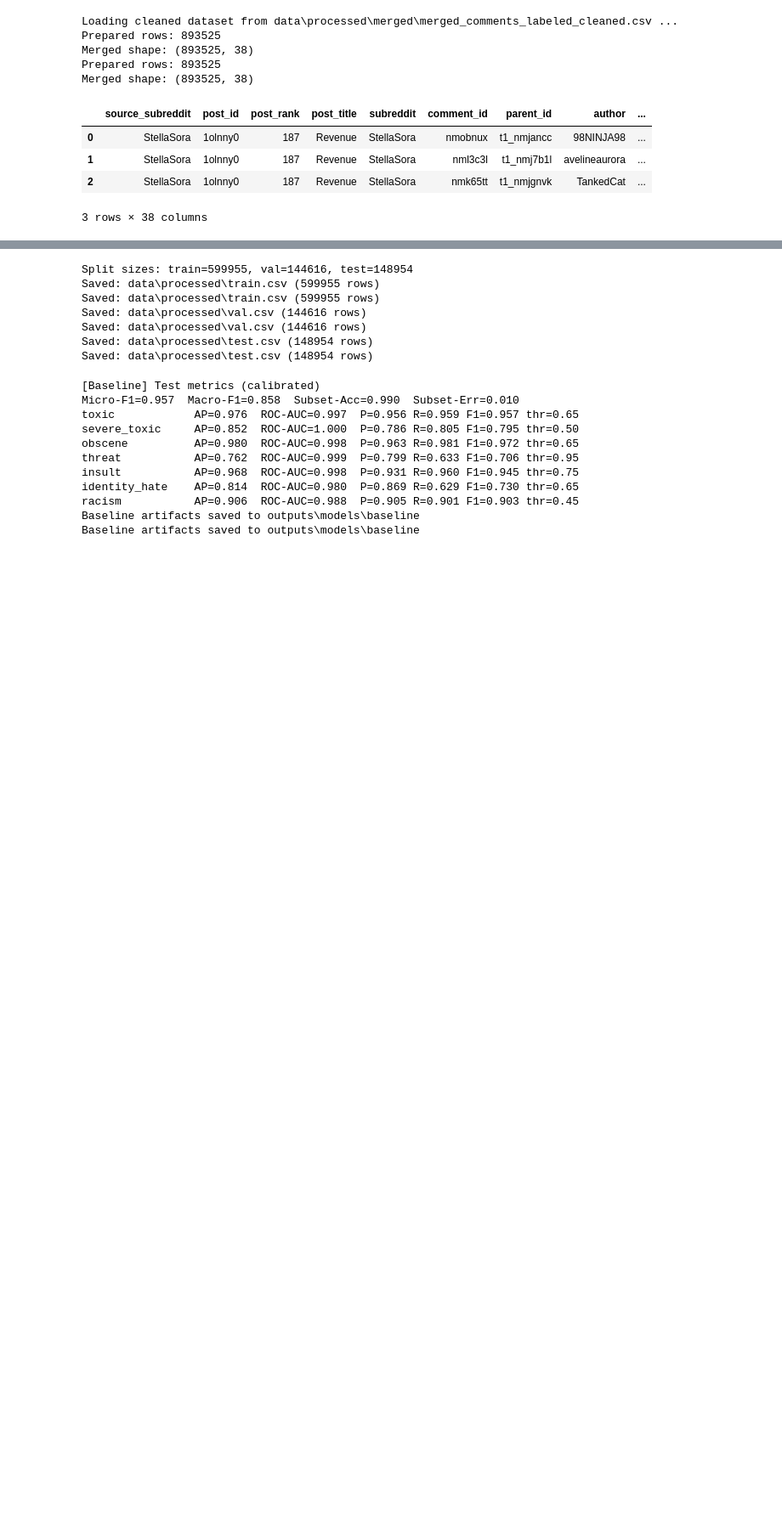
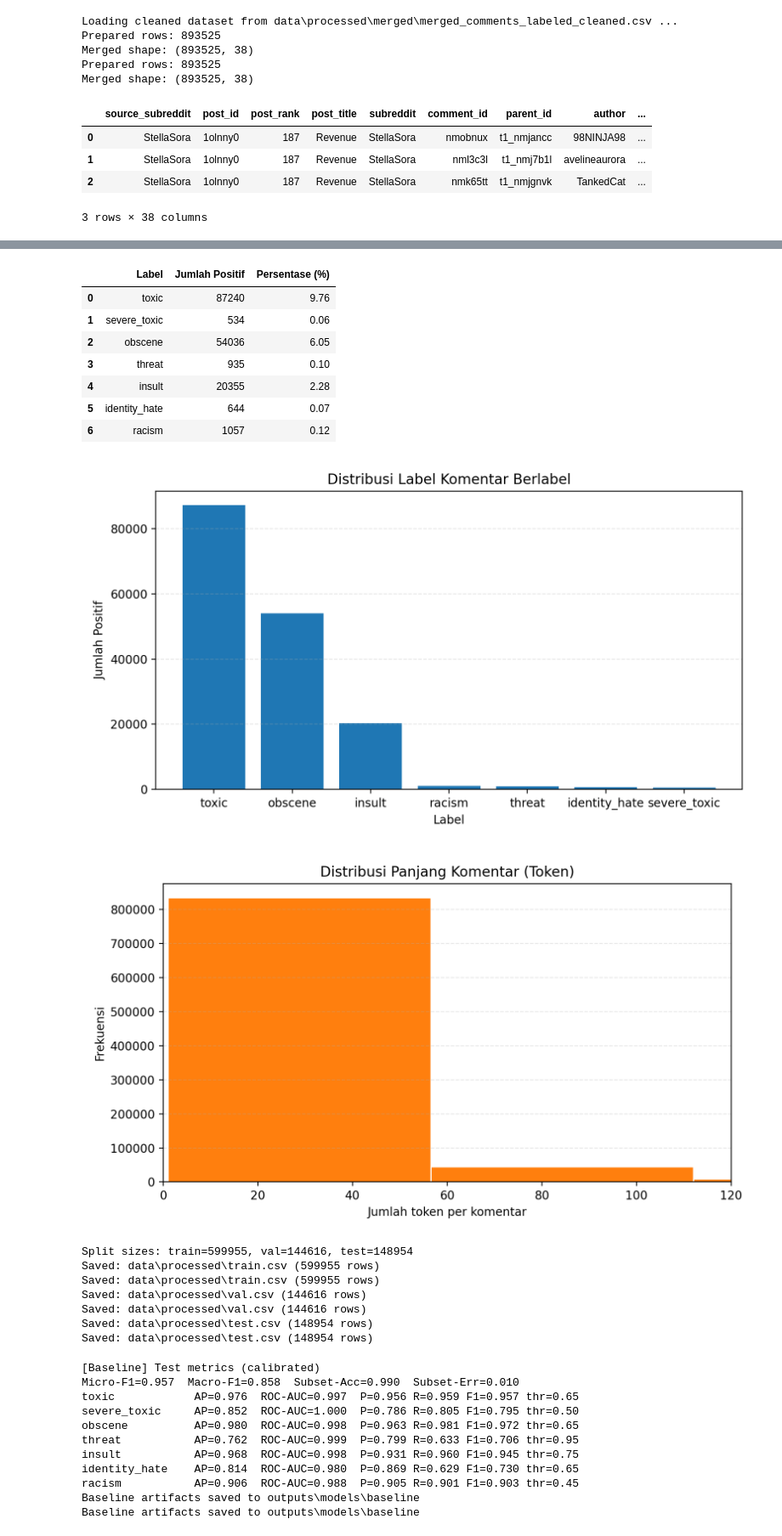
Before and after one commit to rodneykeilson/Commulyzer, a Jupyter notebook: toxicity_multilabel_pipeline.ipynb, the cells around one changed output, grey strips where cells are left out. Shown: that part at 85% size. Cells and saved outputs as stored; diff of their text form; code cells hidden in the pictures; blank space fills up the shorter version.

```diff
--- a/toxicity_multilabel_pipeline.ipynb
+++ b/toxicity_multilabel_pipeline.ipynb
@@ -115,3 +115,73 @@ Merged shape: (893525, 38)
 | 1 | StellaSora | 1olnny0 | 187 | Revenue | StellaSora | nml3c3l | t1_nmj7b1l | avelineaurora | ... |
 | 2 | StellaSora | 1olnny0 | 187 | Revenue | StellaSora | nmk65tt | t1_nmjgnvk | TankedCat | ... |
 3 rows × 38 columns
+# %%
+# Dataset summary tables and figures
+import matplotlib.pyplot as plt
+from IPython.display import display, Image
+
+length_chars = merged["body_clean"].str.len()
+length_tokens = merged["body_clean"].str.split().apply(len)
+
+summary_df = pd.DataFrame({
+    "Metrik": [
+        "Total komentar",
+        "Jumlah subreddit",
+        "Rata-rata panjang (karakter)",
+        "Median panjang (karakter)",
+        "Rata-rata panjang (token)",
+        "Median panjang (token)",
+    ],
+    "Nilai": [
+        f"{len(merged):,}",
+        merged["subreddit"].nunique(),
+        round(length_chars.mean(), 2),
+        round(length_chars.median(), 2),
+        round(length_tokens.mean(), 2),
+        round(length_tokens.median(), 2),
+    ],
+})
+
+label_counts = merged[LABELS].sum().astype(int)
+label_ratio = (merged[LABELS].mean() * 100).round(2)
+label_table = pd.DataFrame({
+    "Label": label_counts.index,
+    "Jumlah Positif": label_counts.values,
+    "Persentase (%)": label_ratio.values,
+})
+
+summary_csv = REPORTS / "dataset_summary_table.csv"
+labels_csv = REPORTS / "label_distribution_table.csv"
+summary_df.to_csv(summary_csv, index=False)
+label_table.to_csv(labels_csv, index=False)
+
+display(summary_df)
+display(label_table)
+
+fig1, ax1 = plt.subplots(figsize=(8, 4.5))
+order = label_table.sort_values("Jumlah Positif", ascending=False)
+ax1.bar(order["Label"], order["Jumlah Positif"], color="#1f77b4")
+ax1.set_title("Distribusi Label Komentar Berlabel")
+ax1.set_xlabel("Label")
+ax1.set_ylabel("Jumlah Positif")
+ax1.grid(axis="y", linestyle="--", alpha=0.3)
+fig1.tight_layout()
+fig1_path = REPORTS / "fig_label_distribution.png"
+fig1.savefig(fig1_path, dpi=200)
+plt.close(fig1)
+
+fig2, ax2 = plt.subplots(figsize=(8, 4.5))
+ax2.hist(length_tokens, bins=60, color="#ff7f0e", edgecolor="white")
+ax2.set_title("Distribusi Panjang Komentar (Token)")
+ax2.set_xlabel("Jumlah token per komentar")
+ax2.set_ylabel("Frekuensi")
+ax2.set_xlim(0, 120)
+ax2.grid(axis="y", linestyle="--", alpha=0.3)
+fig2.tight_layout()
+fig2_path = REPORTS / "fig_comment_length_hist.png"
+fig2.savefig(fig2_path, dpi=200)
+plt.close(fig2)
+
+display(Image(filename=str(fig1_path)))
+display(Image(filename=str(fig2_path)))
+# %% [output]
@@ -118,3 +195,13 @@ Merged shape: (893525, 38)
+|  | Label | Jumlah Positif | Persentase (%) |
+| 0 | toxic | 87240 | 9.76 |
+| 1 | severe_toxic | 534 | 0.06 |
+| 2 | obscene | 54036 | 6.05 |
+| 3 | threat | 935 | 0.10 |
+| 4 | insult | 20355 | 2.28 |
+| 5 | identity_hate | 644 | 0.07 |
+| 6 | racism | 1057 | 0.12 |
+[figure, added]
+[figure, added]
 # %%
 def thread_stratified_split(df: pd.DataFrame, label_cols: List[str], group_col: str="post_id",
                             val_size: float=0.15, test_size: float=0.15, seed: int=42):
```
Also changed, not shown: parts of 3 cells of this notebook, 9 other files.
